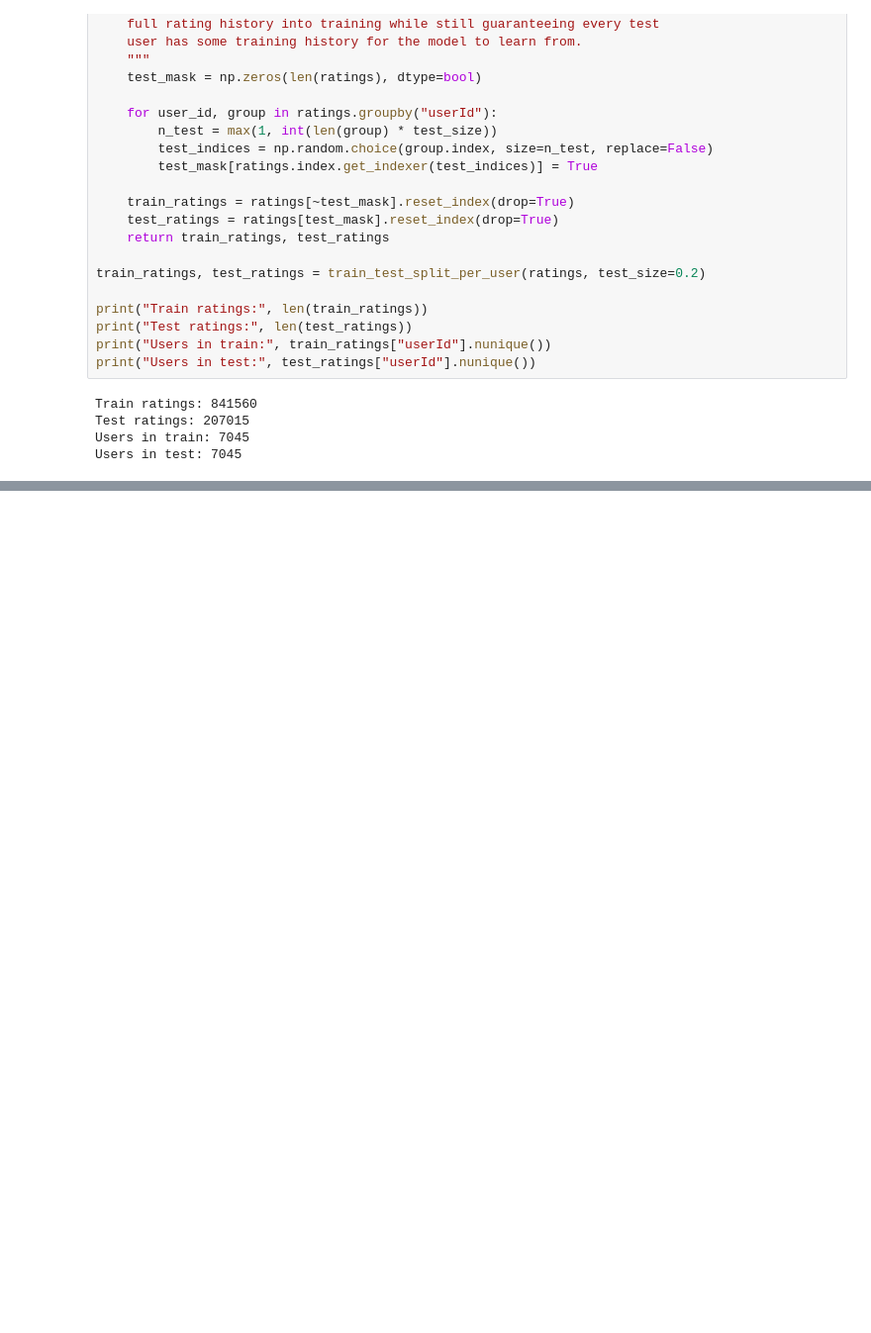
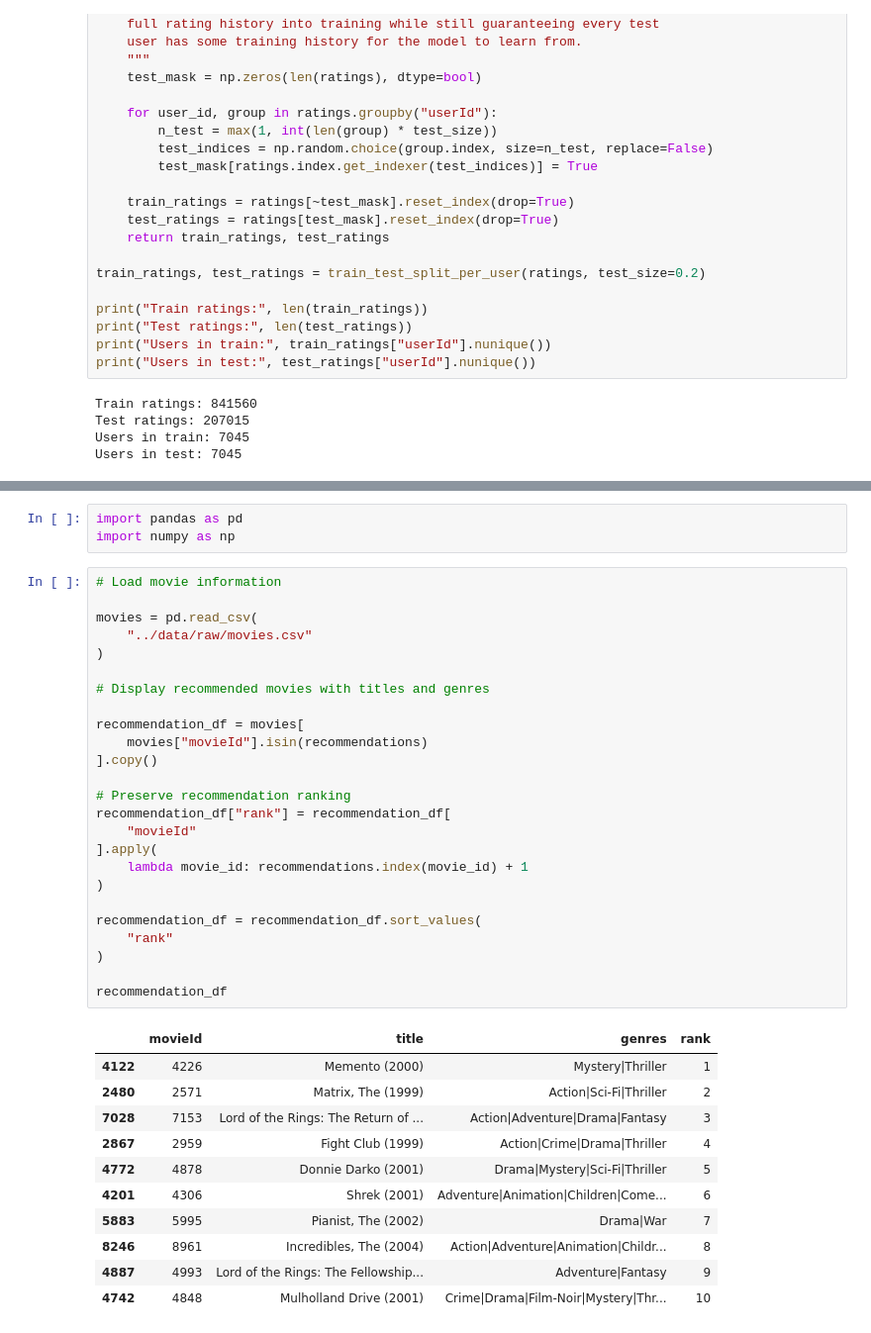
Before and after one commit to pandeyamratash/MovieReccomendationSystem, a Jupyter notebook: notebooks/collaborative.ipynb, the cells around one changed output, grey strips where cells are left out. Shown at 99% size. Drawn from its saved outputs; the diff is of its cells as text; blank space fills up the shorter version.

```diff
--- a/notebooks/collaborative.ipynb
+++ b/notebooks/collaborative.ipynb
@@ -374,0 +558,40 @@ Users in test: 7045
+# %%
+import pandas as pd
+import numpy as np
+# %%
+# Load movie information
+
+movies = pd.read_csv(
+    "../data/raw/movies.csv"
+)
+
+# Display recommended movies with titles and genres
+
+recommendation_df = movies[
+    movies["movieId"].isin(recommendations)
+].copy()
+
+# Preserve recommendation ranking
+recommendation_df["rank"] = recommendation_df[
+    "movieId"
+].apply(
+    lambda movie_id: recommendations.index(movie_id) + 1
+)
+
+recommendation_df = recommendation_df.sort_values(
+    "rank"
+)
+
+recommendation_df
+# %% [output]
+|  | movieId | title | genres | rank |
+| 4122 | 4226 | Memento (2000) | Mystery|Thriller | 1 |
+| 2480 | 2571 | Matrix, The (1999) | Action|Sci-Fi|Thriller | 2 |
+| 7028 | 7153 | Lord of the Rings: The Return of ... | Action|Adventure|Drama|Fantasy | 3 |
+| 2867 | 2959 | Fight Club (1999) | Action|Crime|Drama|Thriller | 4 |
+| 4772 | 4878 | Donnie Darko (2001) | Drama|Mystery|Sci-Fi|Thriller | 5 |
+| 4201 | 4306 | Shrek (2001) | Adventure|Animation|Children|Come... | 6 |
+| 5883 | 5995 | Pianist, The (2002) | Drama|War | 7 |
+| 8246 | 8961 | Incredibles, The (2004) | Action|Adventure|Animation|Childr... | 8 |
+| 4887 | 4993 | Lord of the Rings: The Fellowship... | Adventure|Fantasy | 9 |
+| 4742 | 4848 | Mulholland Drive (2001) | Crime|Drama|Film-Noir|Mystery|Thr... | 10 |
```
Also changed, not shown: parts of 21 cells of this notebook, 14 other files.
